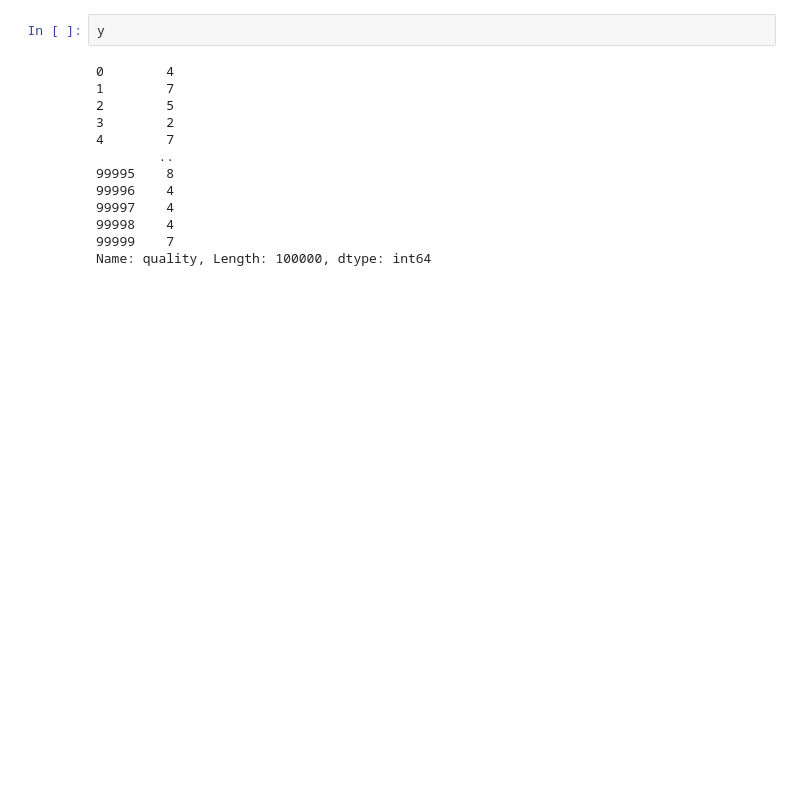
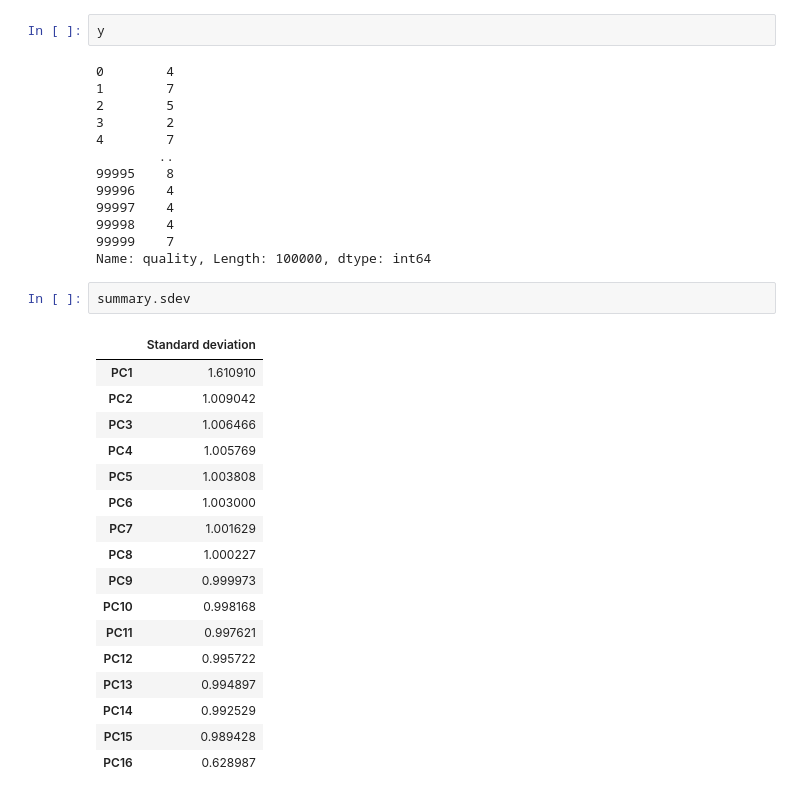
Before and after one commit to KDisme/PTDL, a Jupyter notebook: K-MEAN.ipynb, the cells around one changed output. Cells and saved outputs as stored; diff of their text form; blank space fills up the shorter version.

```diff
--- a/K-MEAN.ipynb
+++ b/K-MEAN.ipynb
@@ -221,3 +221,23 @@ y
 99998    4
 99999    7
 Name: quality, Length: 100000, dtype: int64
+# %%
+summary.sdev
+# %% [output]
+|  | Standard deviation |
+| PC1 | 1.610910 |
+| PC2 | 1.009042 |
+| PC3 | 1.006466 |
+| PC4 | 1.005769 |
+| PC5 | 1.003808 |
+| PC6 | 1.003000 |
+| PC7 | 1.001629 |
+| PC8 | 1.000227 |
+| PC9 | 0.999973 |
+| PC10 | 0.998168 |
+| PC11 | 0.997621 |
+| PC12 | 0.995722 |
+| PC13 | 0.994897 |
+| PC14 | 0.992529 |
+| PC15 | 0.989428 |
+| PC16 | 0.628987 |
```
Also changed, not shown: parts of 8 cells of this notebook.
